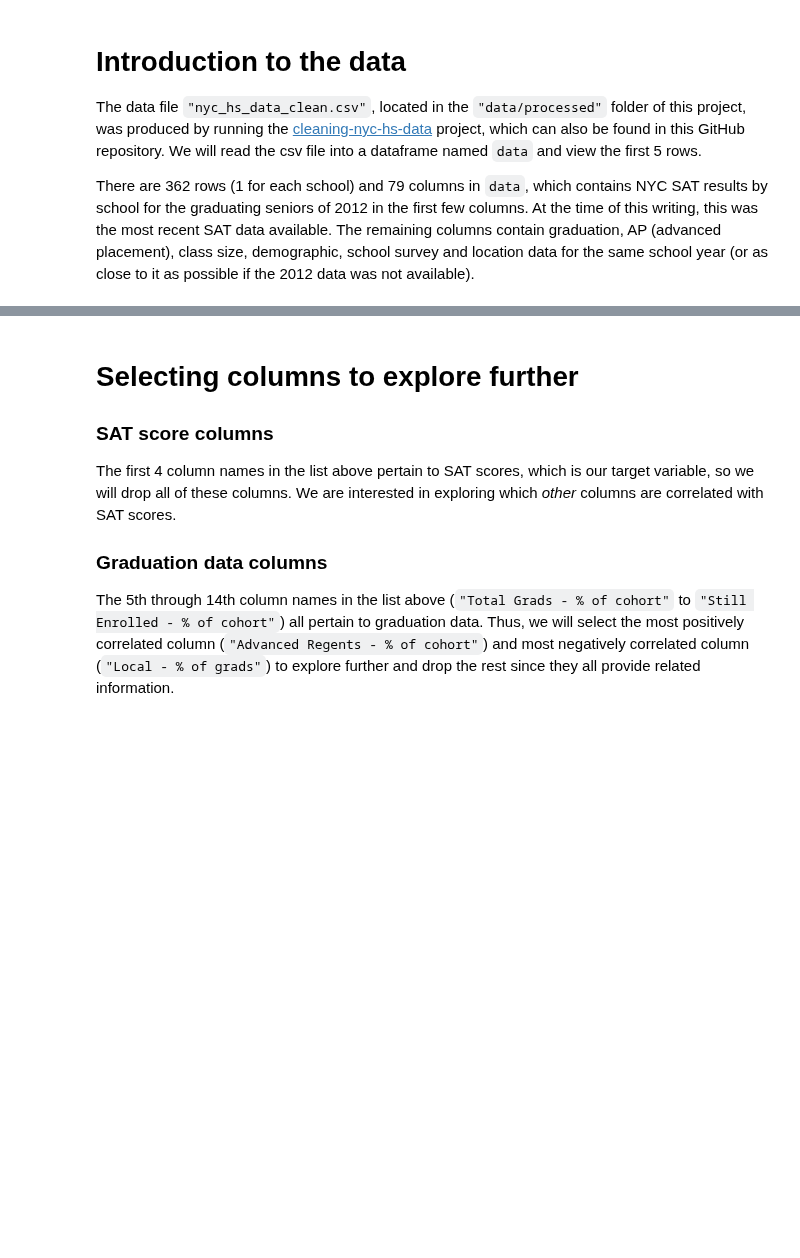
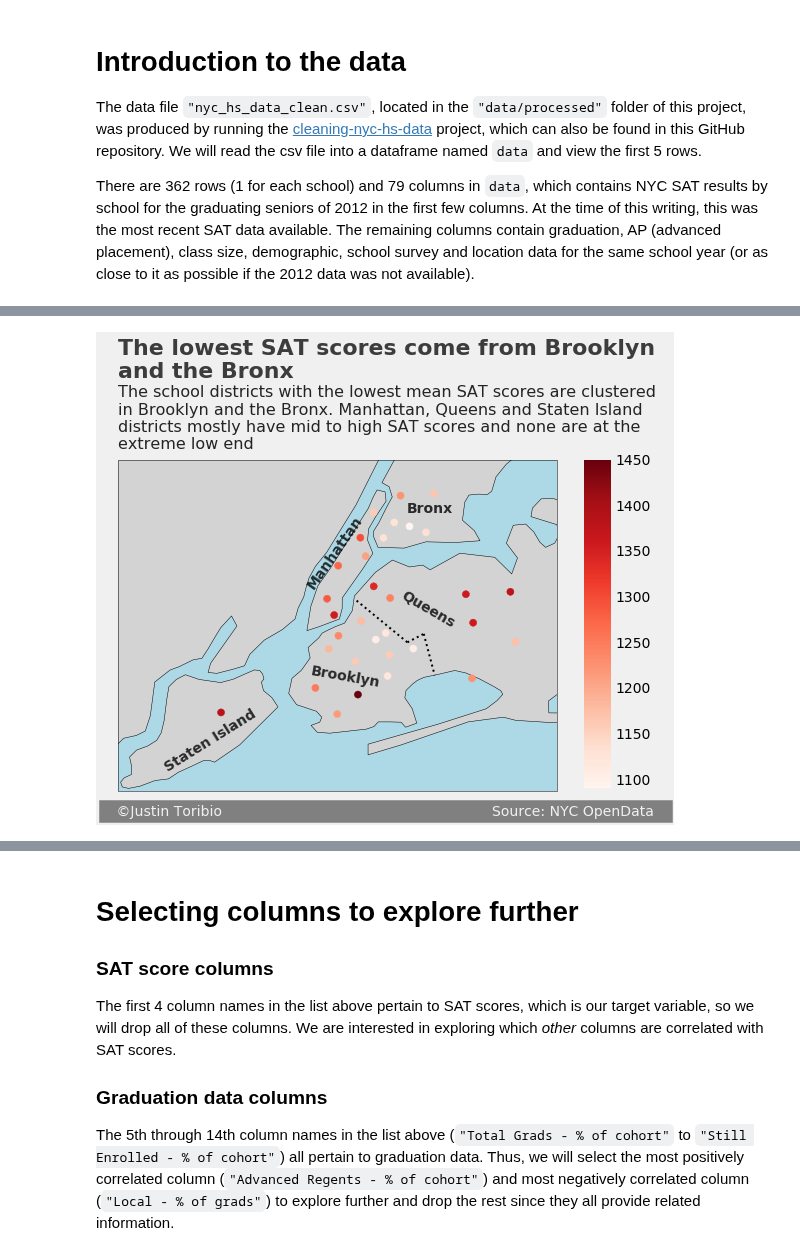
Before and after one commit to JustinToribio/analyzing-the-sat, a Jupyter notebook: notebooks/1.0-jt-analyze-the-sat.ipynb, the cells around one changed output, grey strips where cells are left out. Cells and saved outputs as stored; diff of their text form; code cells hidden in the pictures; blank space fills up the shorter version.

```diff
--- a/notebooks/1.0-jt-analyze-the-sat.ipynb
+++ b/notebooks/1.0-jt-analyze-the-sat.ipynb
@@ -44,0 +43,73 @@ Since we only care about strong correlations, we will view columns that have a c
+# %%
+import numpy as np
+
+import matplotlib.pyplot as plt
+import matplotlib.style as style
+%matplotlib inline
+
+import cartopy.crs as ccrs
+import cartopy.feature as cfeat
+
+
+# Group the data by school district and assign the map data to
+# variables.
+districts = data.groupby("school_dist").agg(np.mean)
+districts.reset_index(inplace=True)
+longitudes = districts["lon"].tolist()
+latitudes = districts["lat"].tolist()
+state_borders = cfeat.NaturalEarthFeature(
+    name="admin_1_states_provinces",
+    scale="10m", category="cultural"
+)
+
+# Assign the text of the map to variables.
+title = ("The lowest SAT scores come from Brooklyn\n"
+         "and the Bronx")
+subtitle = ("The school districts with the lowest mean SAT scores are clustered\n"
+            "in Brooklyn and the Bronx. Manhattan, Queens and Staten Island\n"
+            "districts mostly have mid to high SAT scores and none are at the\n"
+            "extreme low end")
+signature = ("   ©Justin Toribio                               "
+             "                             Source: NYC OpenData   ")
+
+# Create the map, scatter plot of school districts and color-bar legend.
+style.use("fivethirtyeight")
+fig = plt.figure(figsize=(7,7))
+ax = fig.add_subplot(111, projection=ccrs.PlateCarree())
+ax.background_patch.set_facecolor("lightblue")
+ax.add_feature(state_borders, edgecolor="black", facecolor="lightgrey")
+ax.set_extent([-74.255735, -73.700272, 40.496044, 40.915256])
+districts_plot = ax.scatter(longitudes, latitudes, s=50, zorder=2, cmap="Reds",
+                     c=districts["sat_score"])
+colorbar_axes = fig.add_axes([1, .15, 0.06, 0.657])
+colorbar = plt.colorbar(districts_plot, cax=colorbar_axes)
+
+# Add all of the text to the map.
+ax.text(s=title, x=-74.255735, y=41.02, fontsize=22,
+        weight="bold", alpha=.75)
+ax.text(s=subtitle, x=-74.255735, y=40.93, fontsize=16, alpha=.85)
+ax.text(s=signature, x=-74.275, y=40.466, fontsize=14, color="#f0f0f0",
+        backgroundcolor="grey")
+ax.text(s="Bronx", x=-73.89, y=40.85, color="black", alpha=.8,
+        weight="bold", rotation=0)
+ax.text(s="Manhattan", x=-74.02, y=40.835, color="black", alpha=.8,
+        weight="bold", rotation=55) # x=-74.013, y=40.85
+ax.text(s="Brooklyn", x=-74.013, y=40.644, color="black", alpha=.8,
+        weight="bold", rotation=-10)
+ax.text(s="Queens", x=-73.9, y=40.74, color="black", alpha=.8,
+        weight="bold", rotation=-30)
+ax.text(s="Staten Island", x=-74.2, y=40.59, color="black", alpha=.8,
+        weight="bold", rotation=32)
+
+# Draw the boundary between Brooklyn and Queens.
+ax.plot([-73.954010, -73.889662], [40.737324, 40.684499],
+        color="black", linewidth=2, linestyle="dotted")
+ax.plot([-73.889662, -73.868921], [40.684499, 40.695223],
+        color="black", linewidth=2, linestyle="dotted")
+ax.plot([-73.868921, -73.855090], [40.695223, 40.642811],
+        color="black", linewidth=2, linestyle="dotted")
+
+# Show the map.
+plt.show()
+# %% [output]
+[figure, added]
```
Also changed, not shown: parts of 9 cells of this notebook.
